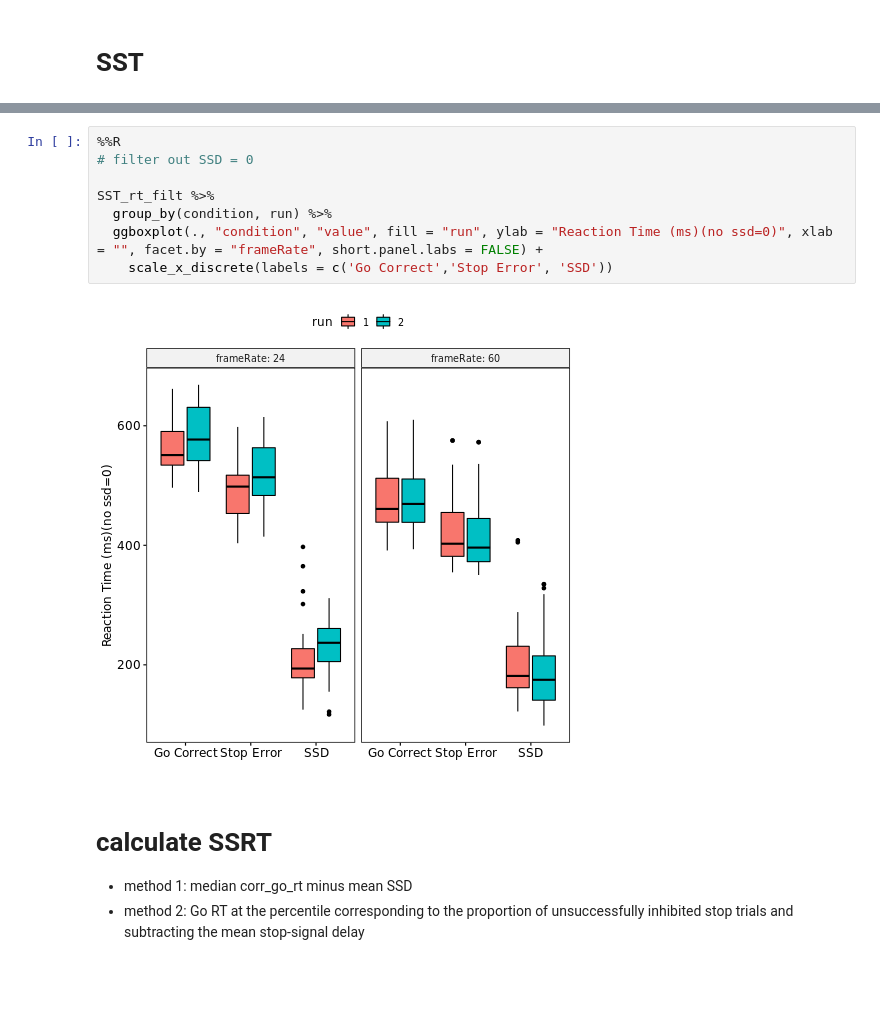
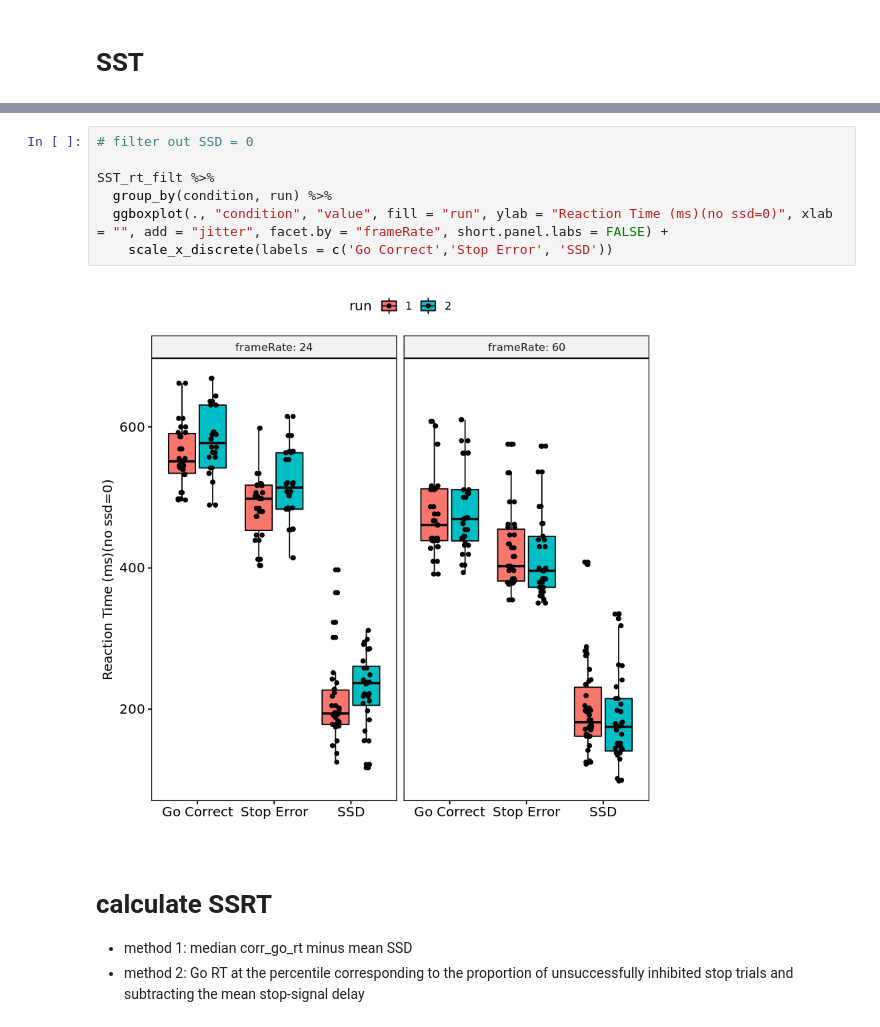
Before and after one commit to tbweng/ULG, a Jupyter notebook: analyses/ULG_fMRI-task_bdata_R.ipynb, the cells around one changed output, grey strips where cells are left out. Cells and saved outputs as stored; diff of their text form; blank space fills up the shorter version.

```diff
--- a/analyses/ULG_fMRI-task_bdata_R.ipynb
+++ b/analyses/ULG_fMRI-task_bdata_R.ipynb
@@ -193,13 +142,12 @@ SST_rt %>%
 # %%
-%%R
 # filter out SSD = 0
 
 SST_rt_filt %>%
   group_by(condition, run) %>%
-  ggboxplot(., "condition", "value", fill = "run", ylab = "Reaction Time (ms)(no ssd=0)", xlab = "", facet.by = "frameRate", short.panel.labs = FALSE) +
+  ggboxplot(., "condition", "value", fill = "run", ylab = "Reaction Time (ms)(no ssd=0)", xlab = "", add = "jitter", facet.by = "frameRate", short.panel.labs = FALSE) +
     scale_x_discrete(labels = c('Go Correct','Stop Error', 'SSD'))
 # %% [output]
-[figure, old version]
+[figure, new version]
 # %% [markdown]
 # calculate SSRT
 - method 1: median corr_go_rt minus mean SSD
```
Also changed, not shown: parts of 20 cells of this notebook.
